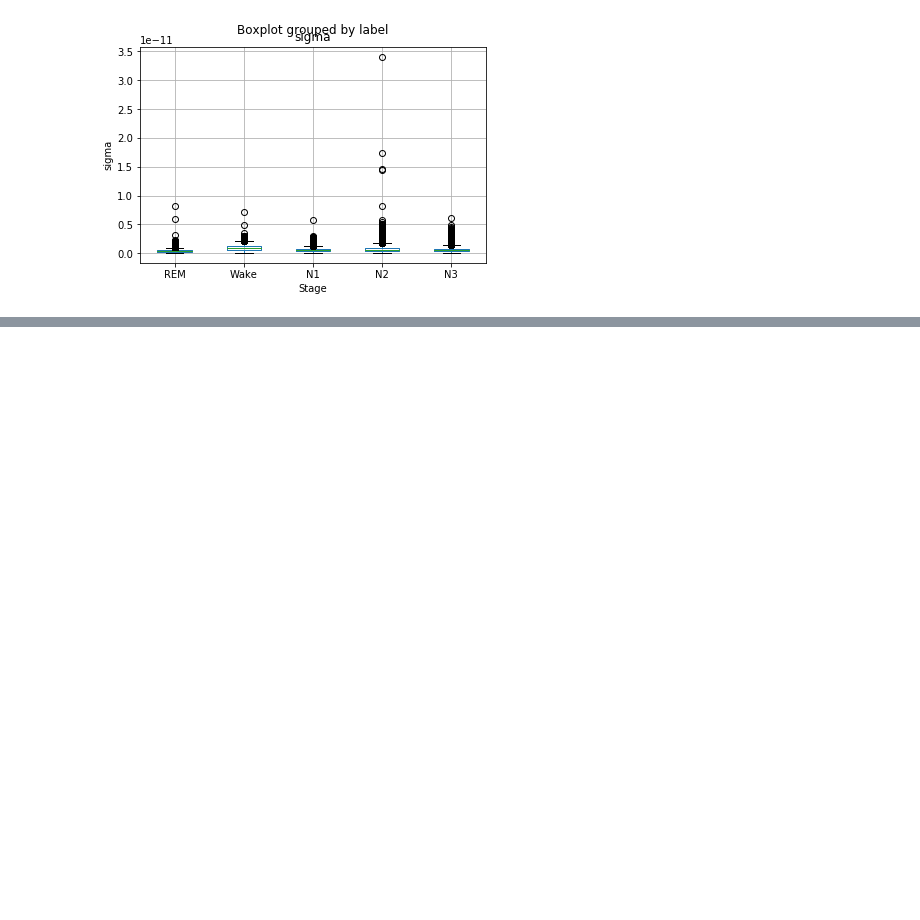
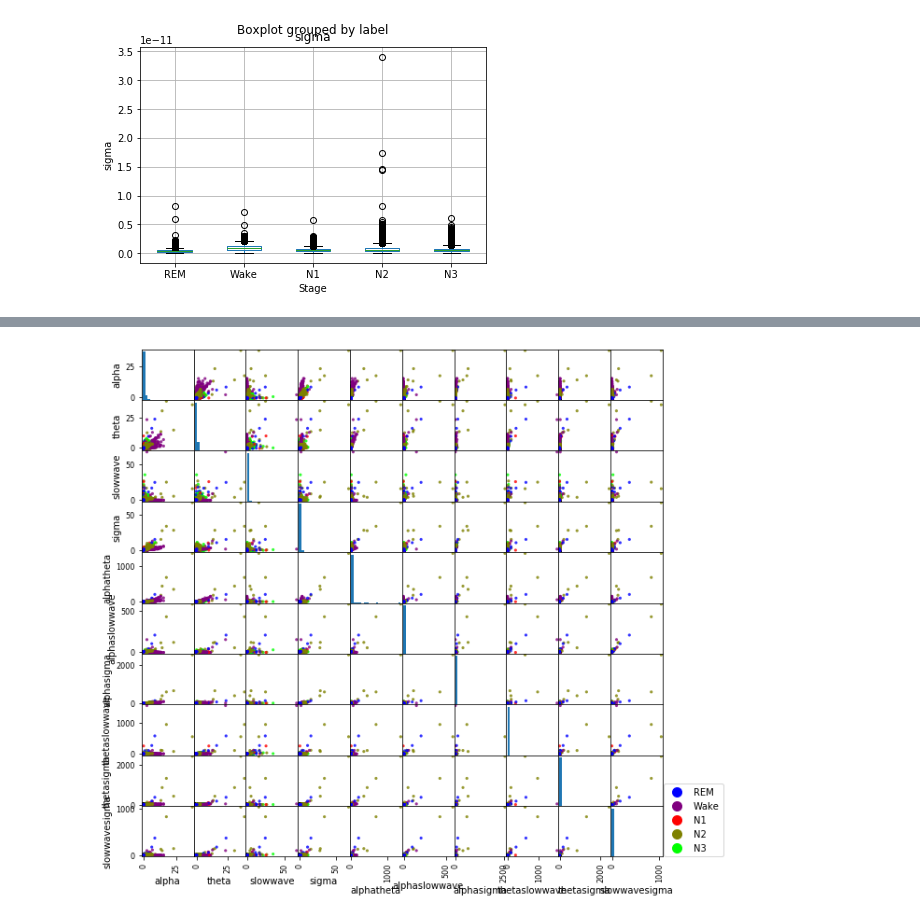
Before and after one commit to zhiyanwang27/decoding_sleep, a Jupyter notebook: src/EDA.ipynb, the cells around one changed output, grey strips where cells are left out. Saved outputs shown, nothing was run; the diff lists cells and outputs as text; code cells hidden in the pictures; blank space fills up the shorter version.

```diff
--- a/src/EDA.ipynb
+++ b/src/EDA.ipynb
@@ -91,0 +136,11 @@ for i in range(len(con_ftrs)):
+# %%
+pd.plotting.scatter_matrix(df_preprocessed_poly[poly_f],c = df_preprocessed_poly['label'], figsize=(10, 10), marker='o',
+                           hist_kwds={'bins': 20}, s=10, alpha=.8, cmap = 'brg')
+handles = [plt.plot([],[],color=plt.cm.brg(i/4.), ls="", marker="o", \
+                    markersize=10)[0] for i in range(5)]
+labels=["REM", "Wake", "N1", "N2", "N3"]
+plt.legend(handles, labels, loc=(1.02,0))
+plt.savefig('../figures/scattermatrix_poly.png',dpi=300)
+plt.show()
+# %% [output]
+[figure, added]
```
Also changed, not shown: parts of 5 cells of this notebook, 7 other files.
